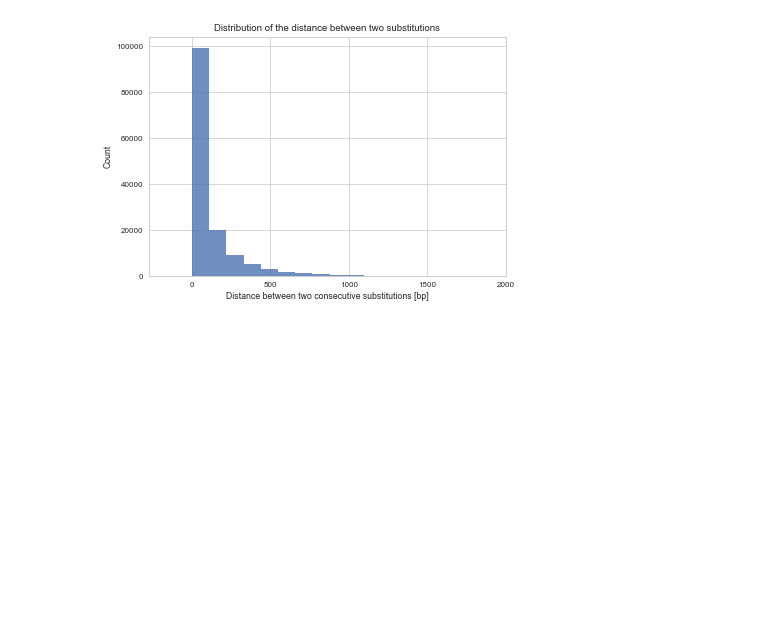
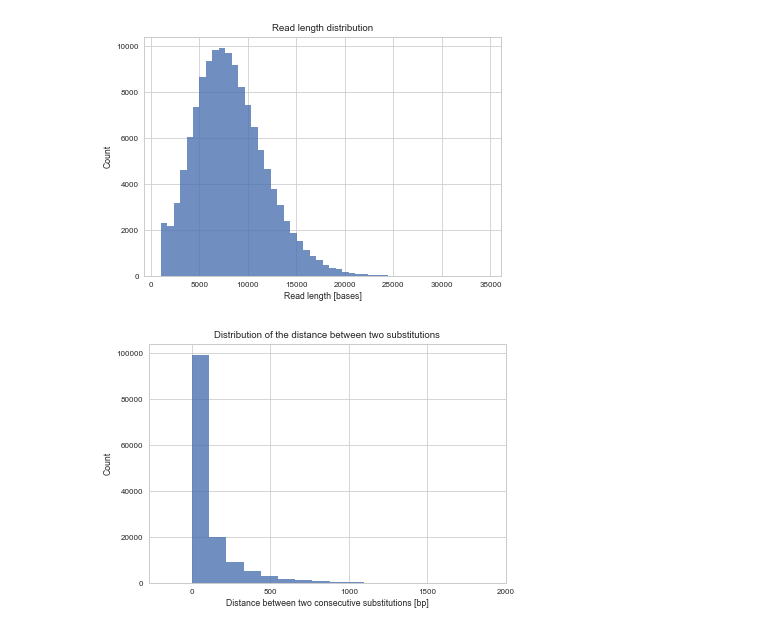
Before and after one commit to AbeelLab/phasm-benchmarks, a Jupyter notebook: analysis/Genome and Read Simulation.ipynb, the cells around one changed output. Drawn from its saved outputs; the diff is of its cells as text; code cells hidden in the pictures; blank space fills up the shorter version.

```diff
--- a/analysis/Genome and Read Simulation.ipynb
+++ b/analysis/Genome and Read Simulation.ipynb
@@ -21,6 +22,23 @@ with open(os.path.join(BASE_DIR, "config.yml")) as f:
 
 seaborn.set_context('paper')
 seaborn.set_style("whitegrid")
+# %%
+read_sets = glob(os.path.join(BASE_DIR, "assemblies/*/00_reads/*.fasta"))
+
+read_lengths = []
+for read_set in read_sets:
+    fr = dinopy.FastaReader(read_set)
+    for entry in fr.entries():
+        read_lengths.append(entry.length)
+
+plt.figure()
+plt.title("Read length distribution")
+seaborn.distplot(read_lengths, kde=False, hist_kws={"alpha": 0.8})
+plt.xlabel("Read length [bases]")
+plt.ylabel("Count")
+plt.savefig(os.path.join(BASE_DIR, "figures", "read-length-dist.png"), transparent=True, dpi=256)
+# %% [output]
+[figure, added]
 # %%
 genome_mutations = glob(os.path.join(BASE_DIR, "genomes/**/*_mutations.json"), recursive=True)
 genome_mutations
```
Also changed, not shown: parts of 3 cells of this notebook, 4 other files.
